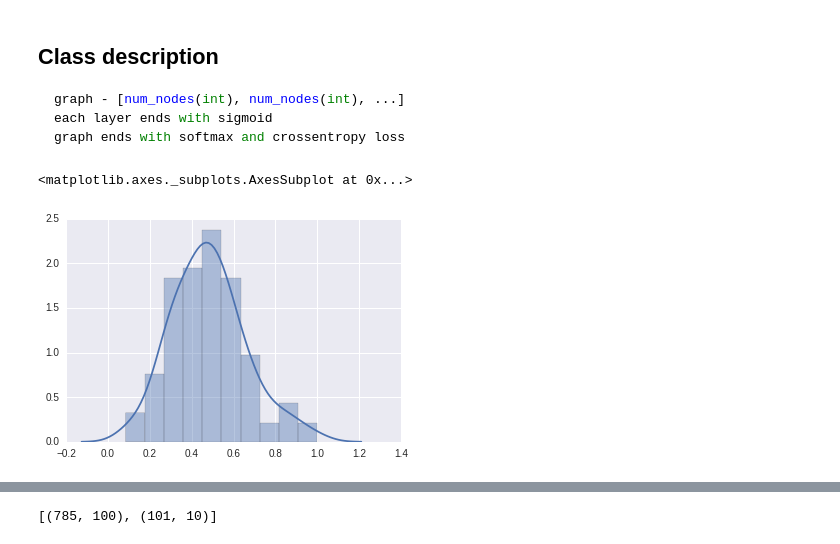
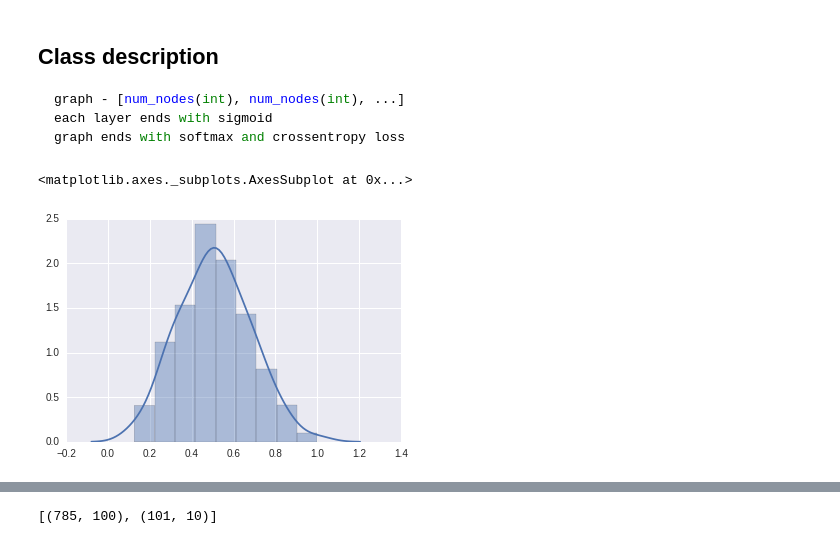
Before and after one commit to chahuja/deeplearning-python, a Jupyter notebook: hw1/backprob.ipynb, the cells around one changed output, grey strips where cells are left out. Drawn from its saved outputs; the diff is of its cells as text; code cells hidden in the pictures.

Commit message:
completed forward prop

```diff
--- a/hw1/backprob.ipynb
+++ b/hw1/backprob.ipynb
@@ -113,10 +117,10 @@ class NN(object):
 # %%
-model = NN([784,100,50,10])
+model = NN([784,100,10])
 # %%
-sb.distplot(model.forward(train[0:2,:-1],2)[0])
+sb.distplot(model.forward(train[0:2,:-1],1)[0])
 # %% [output]
 <matplotlib.axes._subplots.AxesSubplot at 0x...>
-[figure, old version]
+[figure, new version]
 # %%
 i = 2
 sb.distplot(model.weights[i].reshape((np.prod(model.weights[i].shape),)))
```
Also changed, not shown: parts of 2 cells of this notebook.
